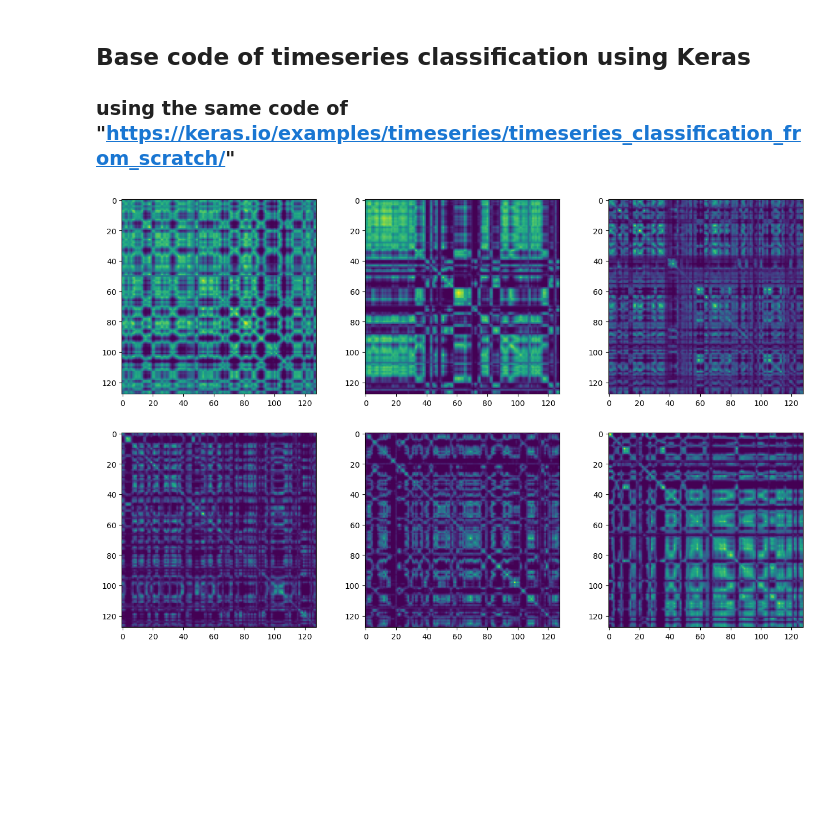
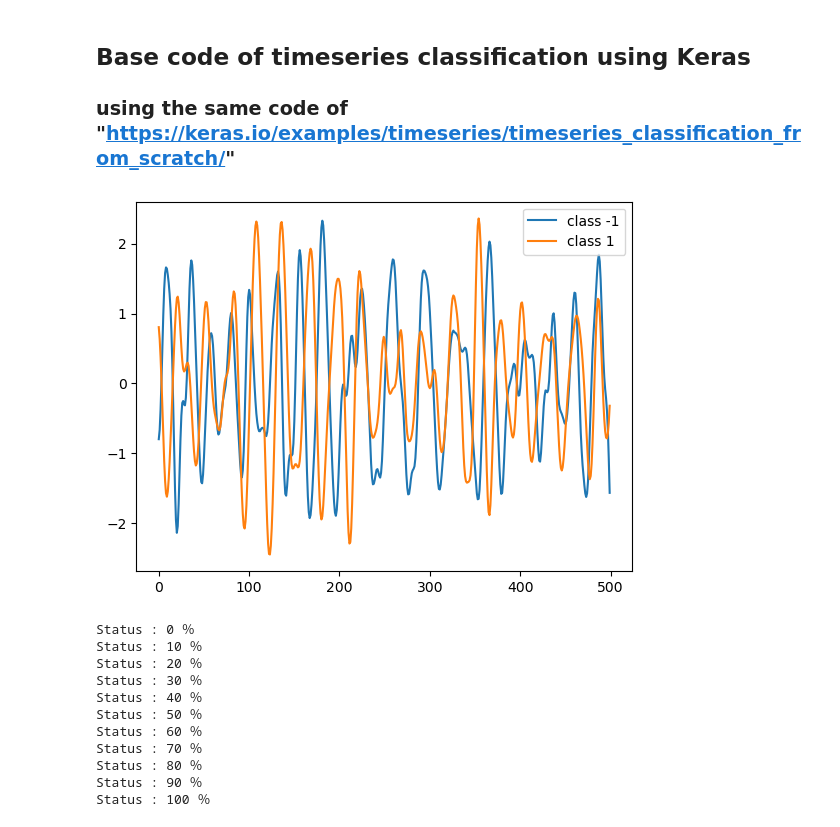
Before and after one commit to keigo8711/cnn_RecurrencePlot, a Jupyter notebook: cnn2d_RP_clatification.ipynb, the cells around one changed output. Drawn from its saved outputs; the diff is of its cells as text; code cells hidden in the pictures; blank space fills up the shorter version.

```diff
--- a/cnn2d_RP_clatification.ipynb
+++ b/cnn2d_RP_clatification.ipynb
@@ -15,17 +11,24 @@ import sklearn
-# %%
-length = 1200
-RP_size = 128
-
-X = np.load('/Users/u-kei/Desktop/data/CHF986/RPs_' + str(length) + '_' + str(RP_size) + '.npy')
-clean_df = pd.read_excel("/Users/u-kei/Desktop/data/Baseline_suv_chf986.xlsx", sheet_name='Sheet1', header=0)
-y = clean_df['state'].values
-# %%
-ns_count = np.count_nonzero(y == 1)
-sv_count = np.count_nonzero(y == 0)
-
-fig, axes = plt.subplots(2, 3, figsize=(16,10))
-for i in range(2):
-    for j in range(3):
-        axes[i][j].imshow(X[i * ns_count + j, :, :])
-# %% [output]
-[figure, removed]
+# %%
+def readucr(filename):
+    data = np.loadtxt(filename, delimiter="\t")
+    y = data[:, 0]
+    x = data[:, 1:]
+    return x, y.astype(int)
+
+
+root_url = "https://raw.githubusercontent.com/hfawaz/cd-diagram/master/FordA/"
+
+x_train, y_train = readucr(root_url + "FordA_TRAIN.tsv")
+x_test, y_test = readucr(root_url + "FordA_TEST.tsv")
+# %%
+classes = np.unique(np.concatenate((y_train, y_test), axis=0))
+
+plt.figure()
+for c in classes:
+    c_x_train = x_train[y_train == c]
+    plt.plot(c_x_train[0], label="class " + str(c))
+plt.legend(loc="best")
+plt.show()
+plt.close()
+# %% [output]
+[figure, added]
@@ -31,0 +48,24 @@ for i in range(2):
+# %%
+# 10値リカレンスプロット:eps=0.1, steps=10
+eps = 0.1
+steps = 10
+RP_size = 128
+
+X_train = np.zeros((x_train.shape[0], RP_size, RP_size))
+for ii in range(x_train.shape[0]):
+  ts = x_train[ii,:]
+  X_train[ii, :, :] = resize(RP_generate(ts[:,None],eps,steps), (RP_size, RP_size), mode = 'constant')
+  if ii % int(x_train.shape[0]/10) == 0:
+    print('Status : %d ％' % int((ii+1)/x_train.shape[0]*100))
+# %% [output]
+Status : 0 ％
+Status : 10 ％
+Status : 20 ％
+Status : 30 ％
+Status : 40 ％
+Status : 50 ％
+Status : 60 ％
+Status : 70 ％
+Status : 80 ％
+Status : 90 ％
+Status : 100 ％
```
Also changed, not shown: parts of 21 cells of this notebook.
